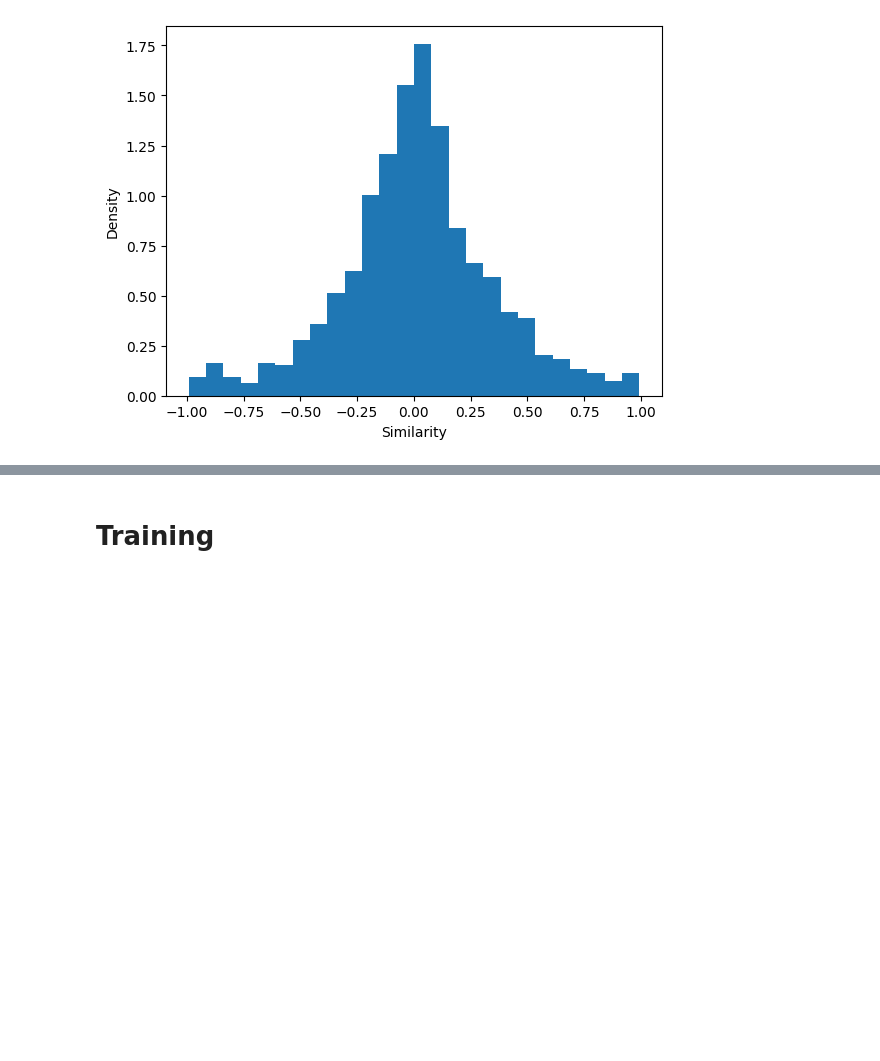
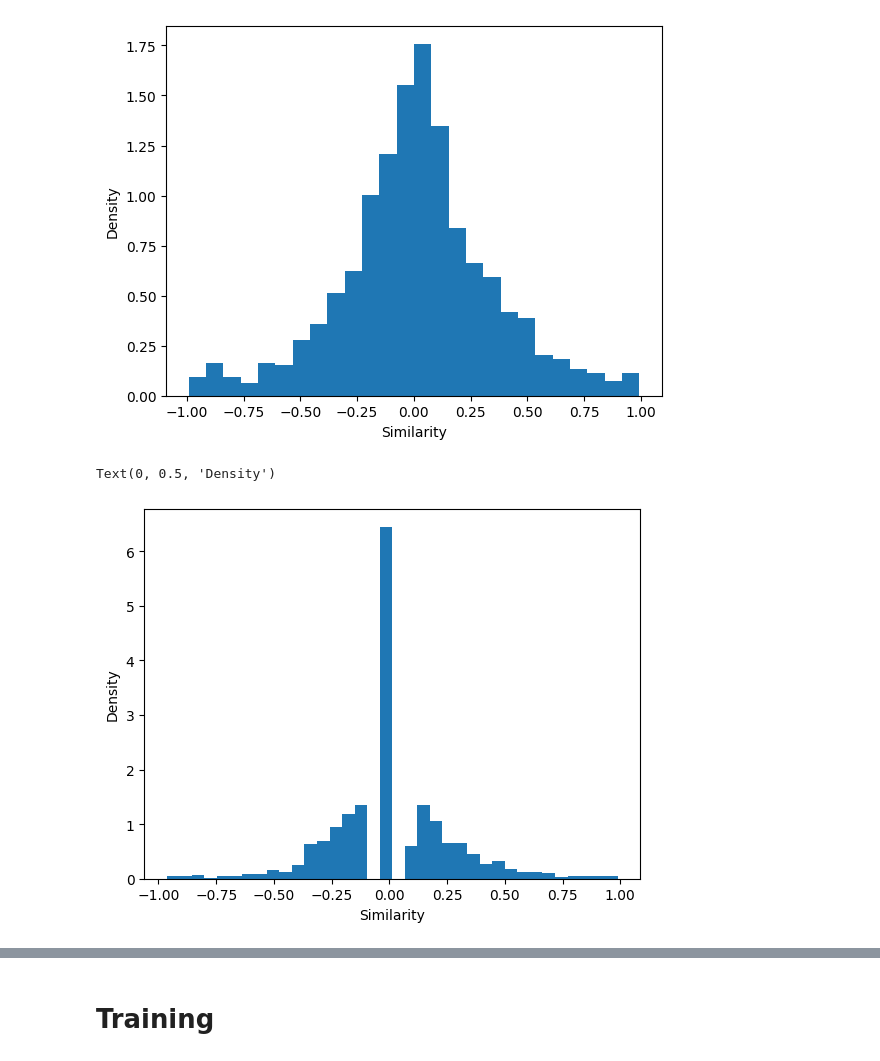
Before and after one commit to wilkieolin/phasor_jax, a Jupyter notebook: sparsity test.ipynb, the cells around one changed output, grey strips where cells are left out. Drawn from its saved outputs; the diff is of its cells as text; code cells hidden in the pictures; blank space fills up the shorter version.

```diff
--- a/sparsity test.ipynb
+++ b/sparsity test.ipynb
@@ -92,6 +92,18 @@ plt.ylabel("Density")
 # %% [output]
 Text(0, 0.5, 'Density')
 [figure]
+# %%
+#sample the initial similarities the model produces between an
+# image and the class codebook.
+
+pred = model.apply(params, key, x, mask_angle = 0.10)
+
+plt.hist(np.array(pred.ravel()), bins=36, density=True)
+plt.xlabel("Similarity")
+plt.ylabel("Density")
+# %% [output]
+Text(0, 0.5, 'Density')
+[figure, added]
 # %%
 #Visualize the similarity each sample produces to the class codebook
 plt.pcolor(jnp.abs(pred), vmax=1.0, vmin=0.0)
```
Also changed, not shown: parts of 28 cells of this notebook.
